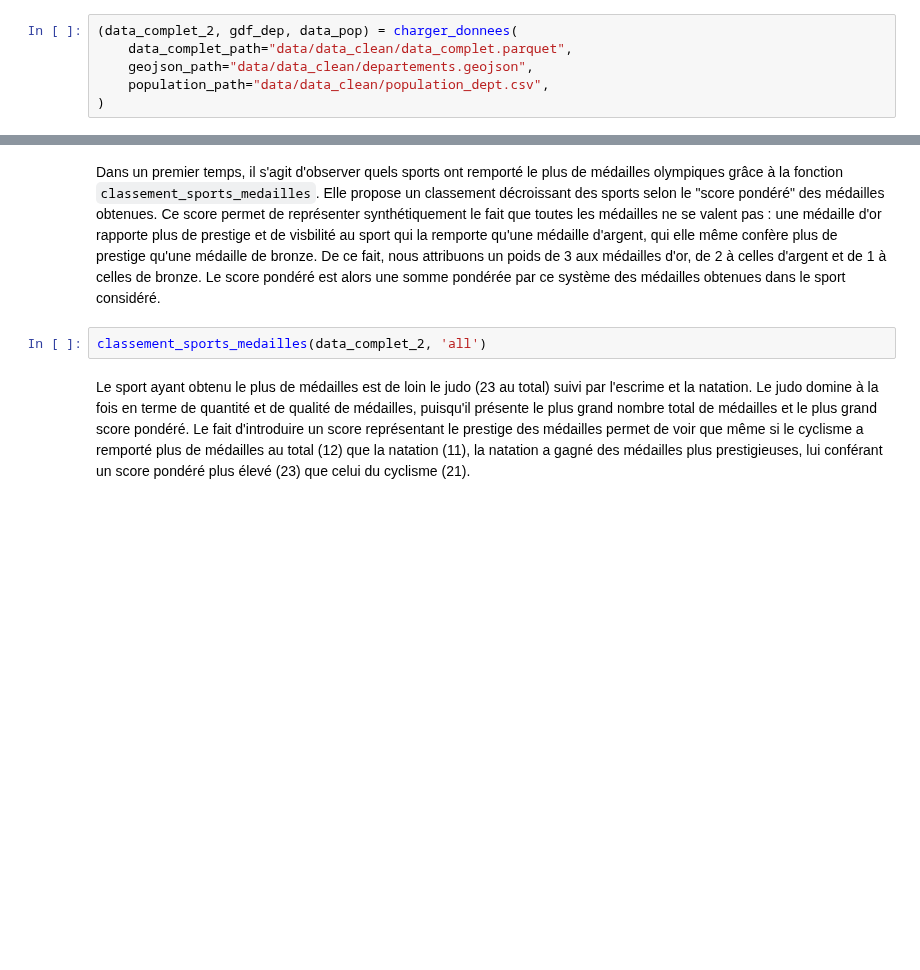
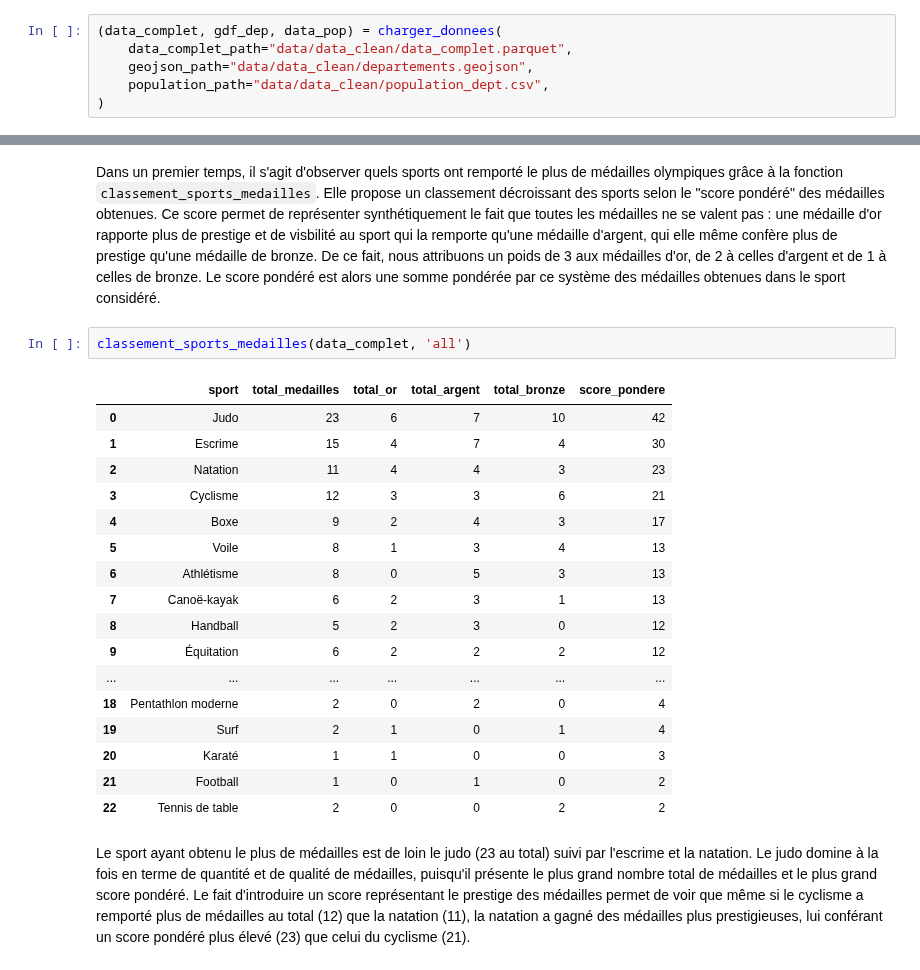
Before and after one commit to oldblindmole/Projet_Python_Data_Science_JO, a Jupyter notebook: main.ipynb, the cells around one changed output, grey strips where cells are left out. Cells and saved outputs as stored; diff of their text form; blank space fills up the shorter version.

```diff
--- a/main.ipynb
+++ b/main.ipynb
@@ -375,7 +540,7 @@ from jo.visualisation_plotly import (
     medailles_par_annee
 )
 # %%
-(data_complet_2, gdf_dep, data_pop) = charger_donnees(
+(data_complet, gdf_dep, data_pop) = charger_donnees(
     data_complet_path="data/data_clean/data_complet.parquet",
     geojson_path="data/data_clean/departements.geojson",
     population_path="data/data_clean/population_dept.csv",
@@ -451,7 +635,25 @@ Nous essayons ici d'observer plus précisément les évolutions conjointes des m
 # %% [markdown]
 Dans un premier temps, il s'agit d'observer quels sports ont remporté le plus de médailles olympiques grâce à la fonction `classement_sports_medailles`. Elle propose un classement  décroissant des sports selon le "score pondéré" des médailles obtenues. Ce score permet de représenter synthétiquement le fait que toutes les médailles ne se valent pas : une médaille d'or rapporte plus de prestige et de visbilité au sport qui la remporte qu'une médaille d'argent, qui elle même confère plus de prestige qu'une médaille de bronze. De ce fait, nous attribuons un poids de 3 aux médailles d'or, de 2 à celles d'argent et de 1 à celles de bronze. Le score pondéré est alors une somme pondérée par ce système des médailles obtenues dans le sport considéré.
 # %%
-classement_sports_medailles(data_complet_2, 'all')
+classement_sports_medailles(data_complet, 'all')
+# %% [output]
+|  | sport | total_medailles | total_or | total_argent | total_bronze | score_pondere |
+| 0 | Judo | 23 | 6 | 7 | 10 | 42 |
+| 1 | Escrime | 15 | 4 | 7 | 4 | 30 |
+| 2 | Natation | 11 | 4 | 4 | 3 | 23 |
+| 3 | Cyclisme | 12 | 3 | 3 | 6 | 21 |
+| 4 | Boxe | 9 | 2 | 4 | 3 | 17 |
+| 5 | Voile | 8 | 1 | 3 | 4 | 13 |
+| 6 | Athlétisme | 8 | 0 | 5 | 3 | 13 |
+| 7 | Canoë-kayak | 6 | 2 | 3 | 1 | 13 |
+| 8 | Handball | 5 | 2 | 3 | 0 | 12 |
+| 9 | Équitation | 6 | 2 | 2 | 2 | 12 |
+| ... | ... | ... | ... | ... | ... | ... |
+| 18 | Pentathlon moderne | 2 | 0 | 2 | 0 | 4 |
+| 19 | Surf | 2 | 1 | 0 | 1 | 4 |
+| 20 | Karaté | 1 | 1 | 0 | 0 | 3 |
+| 21 | Football | 1 | 0 | 1 | 0 | 2 |
+| 22 | Tennis de table | 2 | 0 | 0 | 2 | 2 |
 # %% [markdown]
 Le sport ayant obtenu le plus de médailles est de loin le judo (23 au total) suivi par l'escrime et la natation. Le judo domine à la fois en terme de quantité et de qualité de médailles, puisqu'il présente le plus grand nombre total de médailles et le plus grand score pondéré. Le fait d'introduire un score représentant le prestige des médailles permet de voir que même si le cyclisme a remporté plus de médailles au total (12) que la natation (11), la natation a gagné des médailles plus prestigieuses, lui conférant un score pondéré plus élevé (23) que celui du cyclisme (21).
 # %% [markdown]
```
Also changed, not shown: parts of 104 cells of this notebook, 1 other file.
